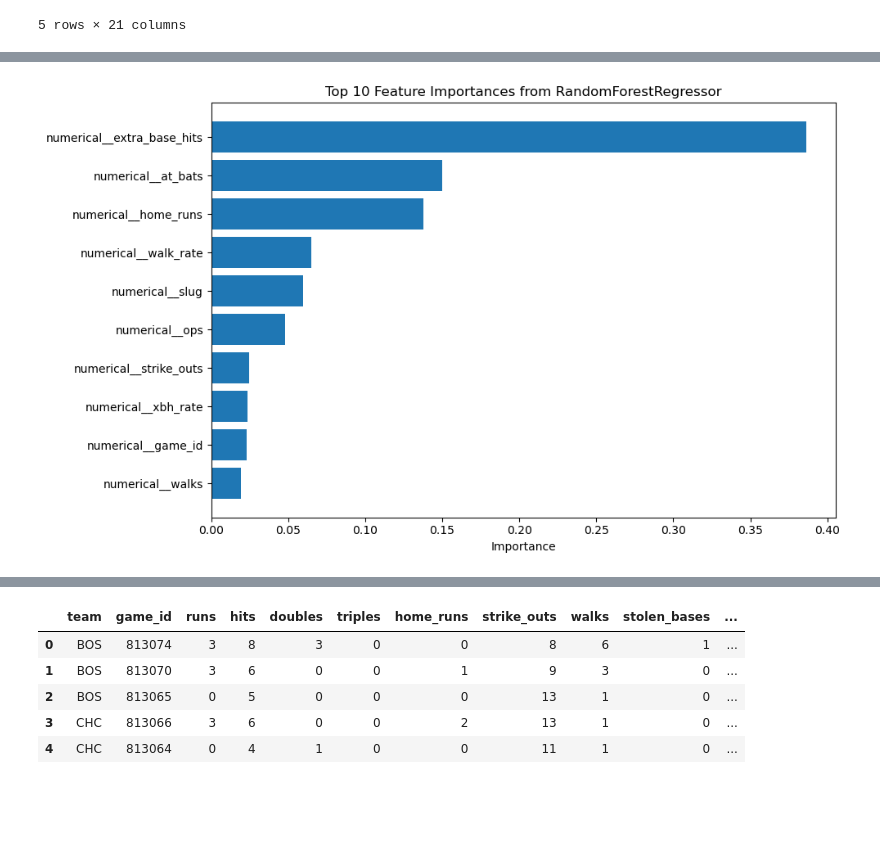
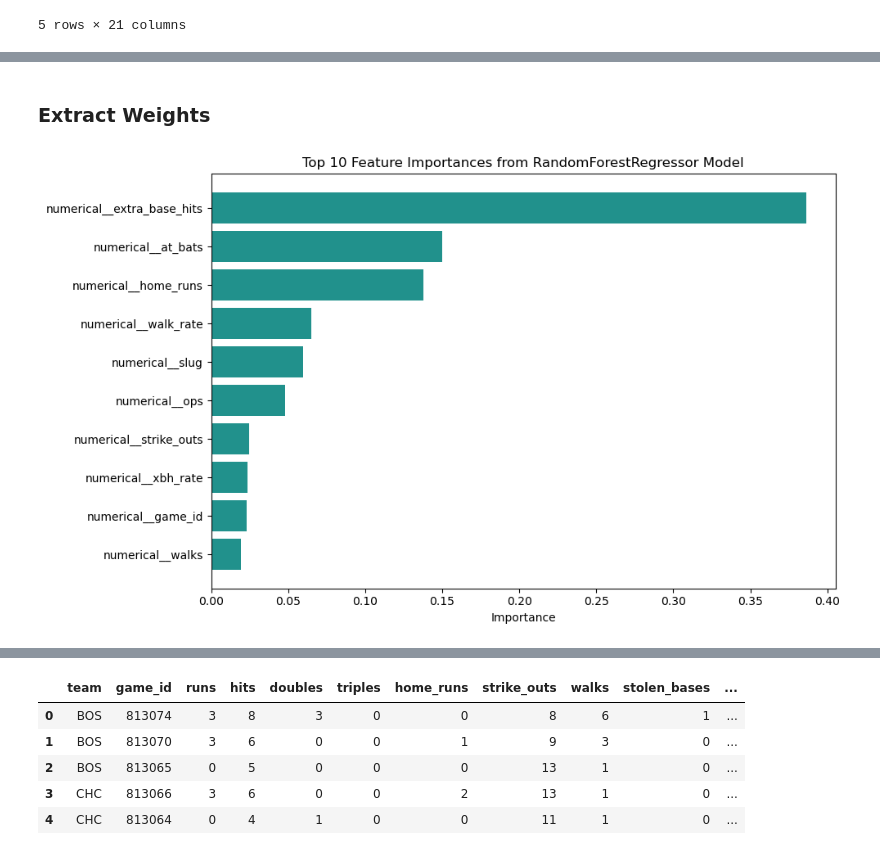
Before and after one commit to gesantel/MLBPS23, a Jupyter notebook: MLB23_PS_Offense.ipynb, the cells around one changed output, grey strips where cells are left out. Cells and saved outputs as stored; diff of their text form; code cells hidden in the pictures; blank space fills up the shorter version.

```diff
--- a/MLB23_PS_Offense.ipynb
+++ b/MLB23_PS_Offense.ipynb
@@ -414,20 +406,17 @@ plt.show()
-# %%
-feature_names = my_pipeline.named_steps['preprocessing'].get_feature_names_out()
-my_model = my_pipeline.named_steps['model']
-
-feat_importances = pd.DataFrame({
-    'feature': feature_names,
-    'importance': my_model.feature_importances_
-}).sort_values(by='importance', ascending=False)
-
-top10 = feat_importances.head(10).sort_values(by='importance', ascending=True)  # ascending for barh so biggest ends up on top
-
-plt.figure(figsize=(10, 6))
-plt.barh(top10['feature'], top10['importance'])
-plt.title("Top 10 Feature Importances from RandomForestRegressor")
-plt.xlabel("Importance")
-plt.tight_layout()
-plt.show()
-# %% [output]
-[figure, removed]
+# %% [markdown]
+### Extract Weights
+# %%
+feature_names = my_pipeline.named_steps['preprocessing'].get_feature_names_out()
+coefficients = my_pipeline.named_steps['model'].feature_importances_
+feature_importance = pd.DataFrame({'feature': feature_names,'importance': coefficients})
+top_10 = feature_importance.head().sort_values(by = "importance")
+colors = plt.cm.viridis([0.5])
+plt.figure(figsize=(10,6))
+plt.barh(top10['feature'], top10['importance'], color = colors)
+plt.title("Top 10 Feature Importances from RandomForestRegressor Model")
+plt.xlabel("Importance")
+plt.tight_layout()
+plt.show()
+# %% [output]
+[figure, added]
 # %%
```
Also changed, not shown: parts of 35 cells of this notebook.
